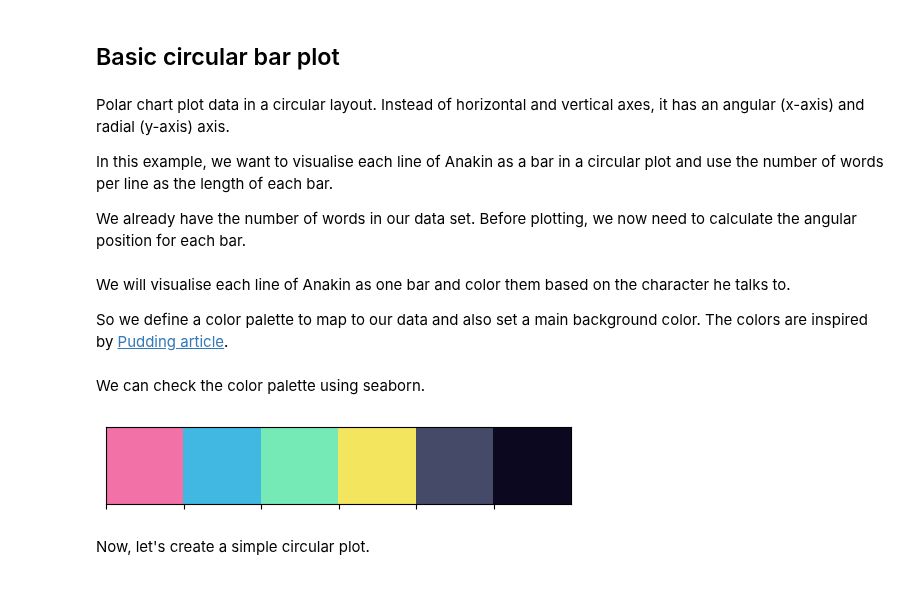
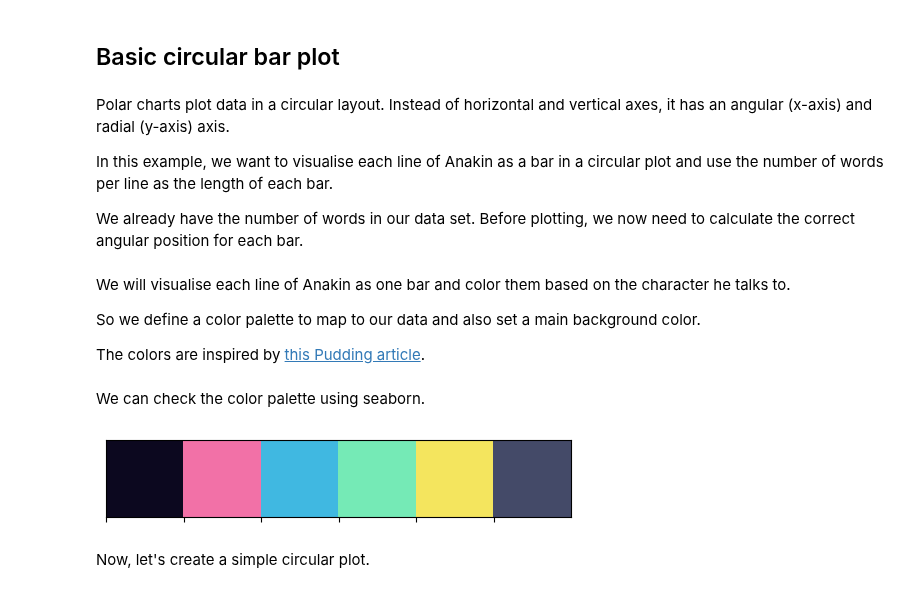
Before and after one commit to Lisa-Ho/small-data-projects, a Jupyter notebook: 2023/2308-star-wars-scripts/polar-bar-chart-tutorial-anakin-episode1.ipynb, the cells around one changed output. Cells and saved outputs as stored; diff of their text form; code cells hidden in the pictures.

Commit message:
load remote custom fonts + refactored color map

```diff
--- a/2023/2308-star-wars-scripts/polar-bar-chart-tutorial-anakin-episode1.ipynb
+++ b/2023/2308-star-wars-scripts/polar-bar-chart-tutorial-anakin-episode1.ipynb
@@ -43,11 +82,11 @@ df.head()
 # %% [markdown]
 ## Basic circular bar plot
 # %% [markdown]
-Polar chart plot data in a circular layout. Instead of horizontal and vertical axes, it has an angular (x-axis) and radial (y-axis) axis.
+Polar charts plot data in a circular layout. Instead of horizontal and vertical axes, it has an angular (x-axis) and radial (y-axis) axis.
 
 In this example, we want to visualise each line of Anakin as a bar in a circular plot and use the number of words per line as the length of each bar.
 
-We already have the number of words in our data set. Before plotting, we now need to calculate the angular position for each bar.
+We already have the number of words in our data set. Before plotting, we now need to calculate the correct angular position for each bar.
 # %%
 # calculate corect angular position in circular bar plot
 x_max = 2*np.pi
@@ -57,24 +96,24 @@ df['angular_pos'] = np.linspace(0, x_max, len(df), endpoint=False)
 
 We will visualise each line of Anakin as one bar and color them based on the character he talks to.
 
-So we define a color palette to map to our data and also set a main background color. The colors are inspired by [Pudding article](https://pudding.cool/2018/09/wiki-billboard/).
+So we define a color palette to map to our data and also set a main background color.
+
+The colors are inspired by [this Pudding article](https://pudding.cool/2018/09/wiki-billboard/).
 # %%
-# set main background color for visual
-bg_color = '#0C081F'
+# store colors to use in dictionary
+chart_colors = {'bg': '#0C081F', 'QUI-GON': '#F271A7', 'PADME': '#40B8E1', 'OBI-WAN':'#75EAB6' , 'R2D2': '#F4E55E', 'other': '#444A68'}
 
-# set colors for and map them to the data
-bar_colors = {'QUI-GON': '#F271A7', 'PADME': '#40B8E1', 'OBI-WAN':'#75EAB6' , 'R2D2': '#F4E55E'}
-df['colors'] = df['to'].map(bar_colors)
+# map colors for bars to the data
+df['colors'] = df['to'].map(chart_colors)
 
 # fill with neutral color for secondary characters
-bar_colors_other = '#444A68'
-df['colors'] = df['colors'].fillna(bar_colors_other)
+df['colors'] = df['colors'].fillna(chart_colors['other'])
 # %% [markdown]
 We can check the color palette using seaborn.
 # %%
-sns.palplot(list(bar_colors.values()) + [bar_colors_other]  + [bg_color])
+sns.palplot(list(chart_colors.values()))
 # %% [output]
-[figure, old version]
+[figure, new version]
 # %% [markdown]
 Now, let's create a simple circular plot.
 # %%
```
Also changed, not shown: parts of 10 cells of this notebook.
